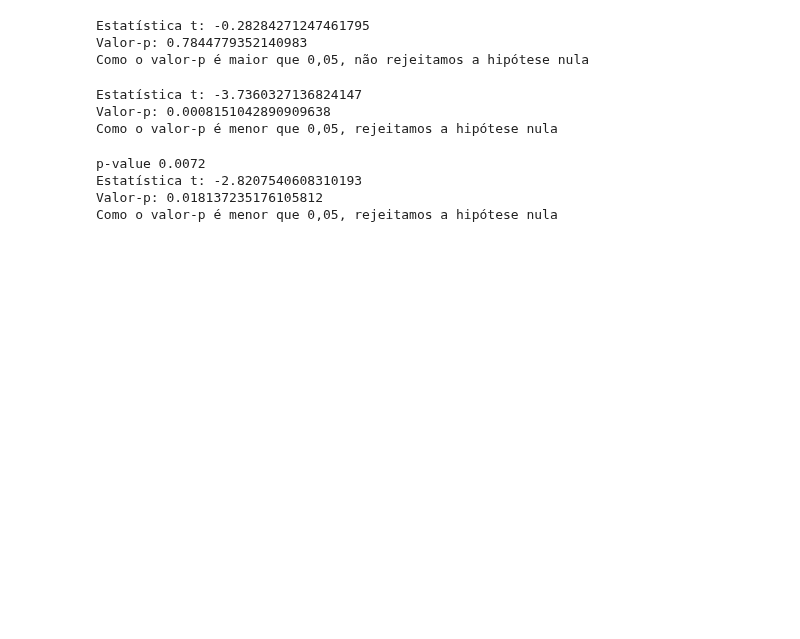
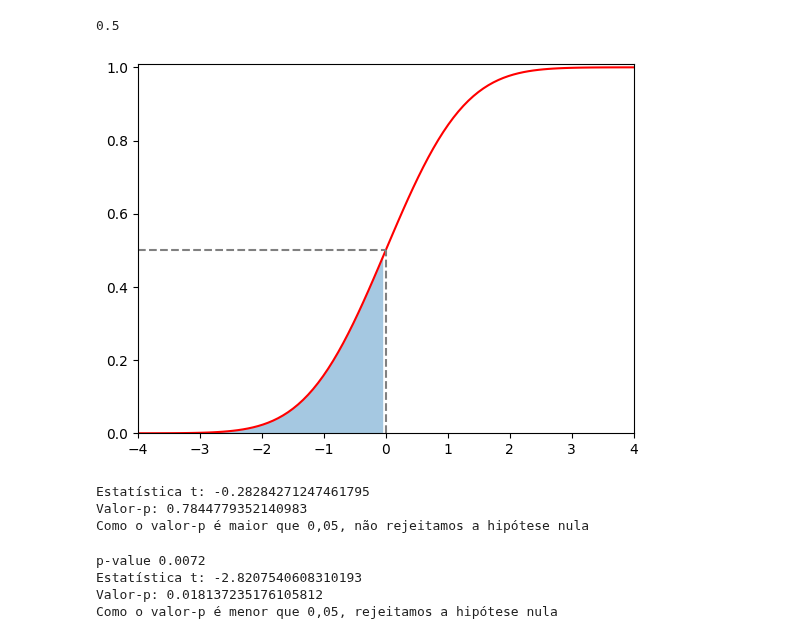
Before and after one commit to albertoakel/EBAC, a Jupyter notebook: notebook/Teste_de_hipotese_exemplos.ipynb, the cells around one changed output. Drawn from its saved outputs; the diff is of its cells as text; code cells hidden in the pictures; blank space fills up the shorter version.

```diff
--- a/notebook/Teste_de_hipotese_exemplos.ipynb
+++ b/notebook/Teste_de_hipotese_exemplos.ipynb
@@ -12,0 +5,24 @@
+# %%
+import numpy as np
+import math as ma
+import matplotlib.pyplot as plt
+import seaborn as sns
+import pandas as pd
+from scipy import stats
+from IPython.display import display, Math
+from scipy import integrate
+
+#1)-As médias das notas é significamente diferente de 7?
+#Teste t de Student
+#Ho as notas tem média 7
+#Ha as notas são diferente de 7
+notas=[6.5, 7.2, 6.8, 7.5, 6.9, 7.1, 6.7, 7.4, 6.6, 7.3];
+muo=7
+ho=7
+#calcular média e desvio das amostas
+x=np.mean(notas)
+s=np.std(notas)
+t=(x-ho)/(s/np.sqrt(len(notas)))
+print('Média:',x)
+print('Desvio padrão:',s)
+print('t:',t)
@@ -13,3 +60,25 @@
+# %%
+from scipy.stats import norm
+
+x = np.linspace(-4,4,100)
+y=norm.pdf(x,0,1)
+
+c=norm.cdf(x,0,1)
+y_cdf = norm.cdf(t)
+
+print(y_cdf)
+plt.plot(x,c,'r-');
+plt.vlines(x=t,ymin=0,ymax=y_cdf,color='gray',linestyles='dashed',
+     label="mean: {:.1f}".format(t))
+plt.hlines(y=y_cdf,xmin=-4,xmax=0,color='gray',linestyles='dashed',
+     label="mean: {:.1f}".format(t))
+plt.ylim(0, max(c)*1.01)
+plt.xlim(-4,4)
+#preenchimento da região
+plt.fill_between(x, c,where=c <= y_cdf,alpha=0.4);
+# %% [output]
+0.5
+[figure, added]
 # %%
 import numpy as np
 import math as ma
@@ -52,33 +121,6 @@ print('Como o valor-p é maior que 0,05, não rejeitamos a hipótese nula')
 Estatística t: -0.28284271247461795
 Valor-p: 0.7844779352140983
 Como o valor-p é maior que 0,05, não rejeitamos a hipótese nula
-# %%
-#Exemplo2
-#Uma empresa de bebidas afirma que a média do volume de suas garrafas de refrigerante é 500 ml.
-#Um consumidor suspeita que o volume seja menor e decide testar essa afirmação.
-
-#O volume médio das garrafas é 500 ml
-ho=500
-sig=0.05 #(5%) (aqui não é sigma! é significancia)
-n=30
-v=np.random.normal(497,5, size=30)
-med=np.mean(v)
-std=np.std(v)
-t=(med-ho)/(std/np.sqrt(n))
-
-# bicaudal mu diferente ho   -- pvalue=2P(T>|t|)
-# a direira mu > h0          -- pvalue=P(T>t)
-# a esquerda mu < ho         -- pvalue=P(T<t) %nosso caso
-
-resultado = stats.ttest_1samp(v, ho)
-
-print("Estatística t:", resultado.statistic)
-print("Valor-p:", resultado.pvalue)
-print('Como o valor-p é menor que 0,05, rejeitamos a hipótese nula')
-# %% [output]
-Estatística t: -3.7360327136824147
-Valor-p: 0.0008151042890909638
-Como o valor-p é menor que 0,05, rejeitamos a hipótese nula
 # %%
 #Exemplo3
 #Da página 83 de Dalgaard [R267] , suponha que a ingestão diária
```
Also changed, not shown: parts of 5 cells of this notebook.
